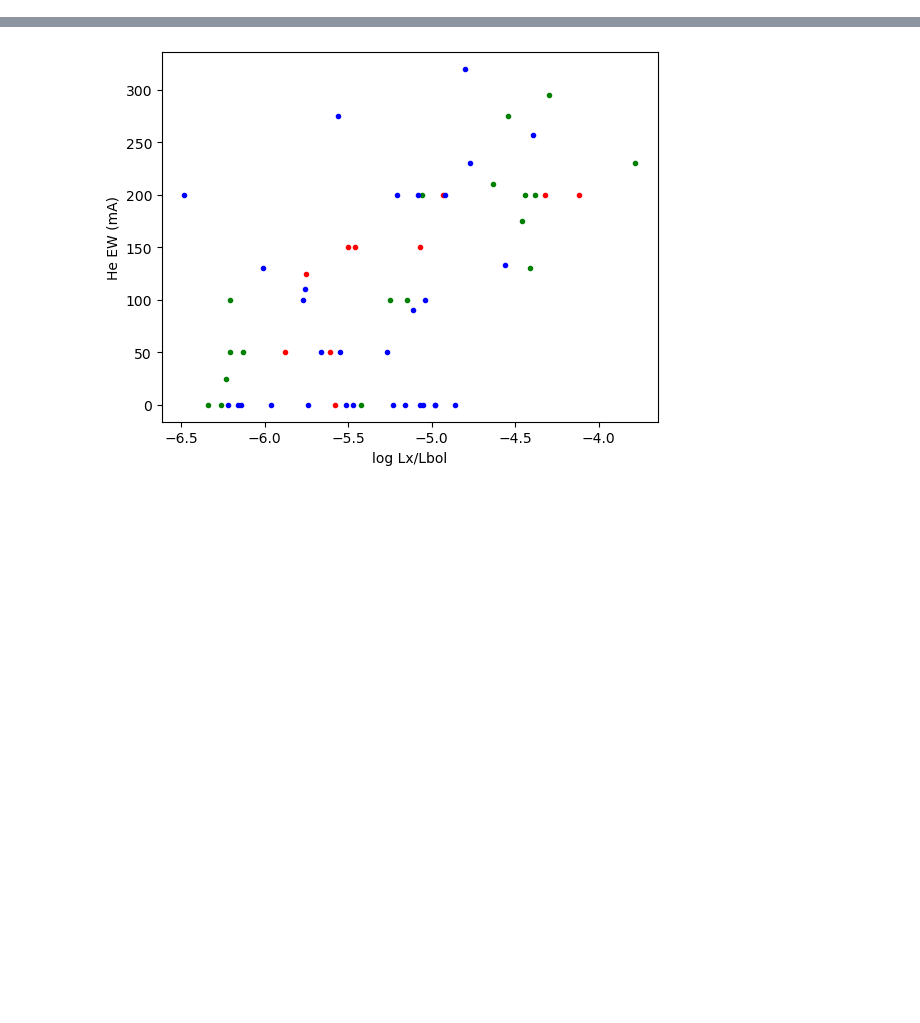
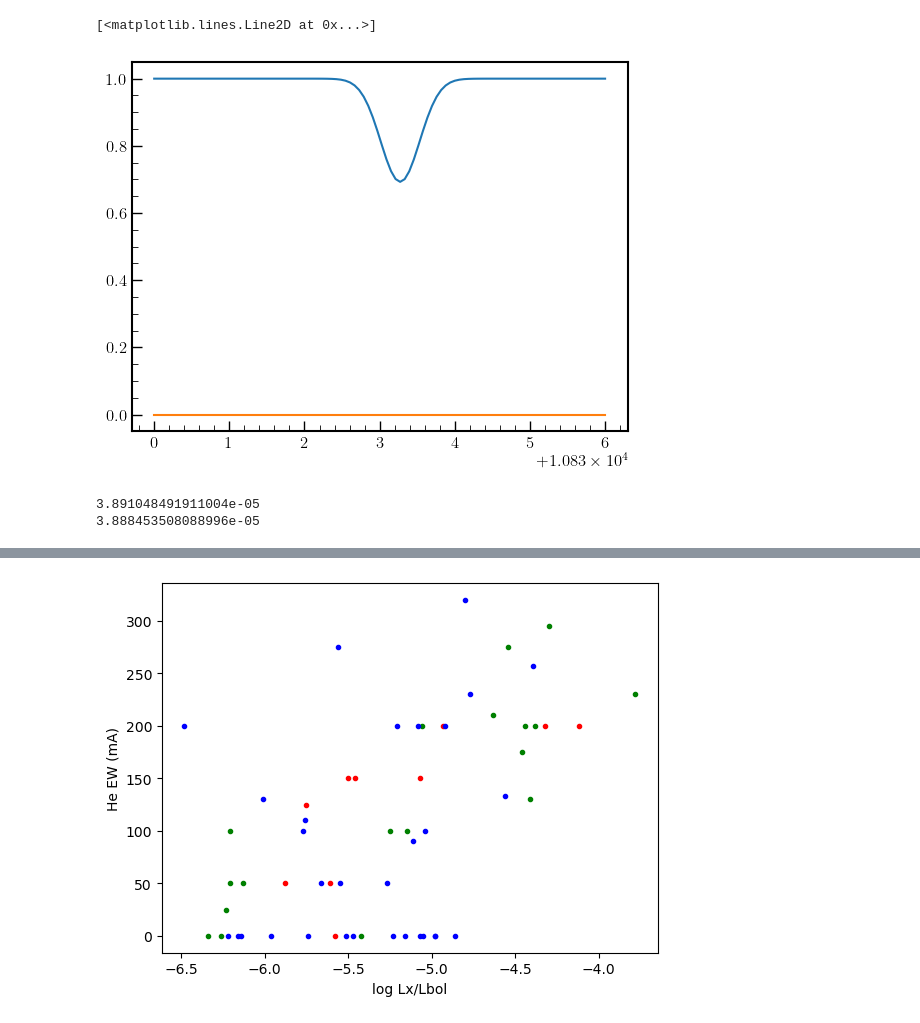
Before and after one commit to eschreyer/torus, a Jupyter notebook: Smith.ipynb, the cells around one changed output, grey strips where cells are left out. Drawn from its saved outputs; the diff is of its cells as text; code cells hidden in the pictures; blank space fills up the shorter version.

```diff
--- a/Smith.ipynb
+++ b/Smith.ipynb
@@ -18,0 +45,36 @@ smith_data = pd.read_excel('he_ew_smith_table1.xlsx', usecols = [0, 1, 2, 4, 6],
+# %%
+#basic helium profiles of star
+
+#central wavelength
+wav1, wav2 = 0.00010833217, 0.00010833307
+f1, f2 = 0.17974, 0.29958
+wavc = (f1*wav1 + f2*wav2) / (f1 + f2)
+
+#standard deviation of gaussian
+def line_width(T):
+    lw = np.sqrt(const.kb * T / 4 / const.mp / const.c**2) * wavc
+    return lw
+
+#gaussian profile
+def profile(wav, EW, T):
+    amplitude = EW / np.sqrt(2 * np.pi) / line_width(T)
+    return 1 - amplitude * np.exp(-(wav - wavc)**2 / (2 * line_width(T)**2))
+
+def voigt_profile(wav, EW, T, Gamma):
+    w, wc = const.c / wav, const.c / wavc
+    sigma = np.sqrt(const.kb * T / 4 / const.mp / const.c**2) * wc
+    gamma = Gamma / 4 * np.pi
+    return EW*sp_special.voigt_profile(w-wc, sigma, gamma)
+
+
+
+#doppler shift
+def dwav(wav0, v):
+    return -wav0*v/const.c
+# %%
+wavl = np.linspace(0.00010830, 0.00010836, 100)
+plt.plot(wavl*1e8, profile(wavl, 200*1e-11, 2.5*10**4))
+plt.plot(wavl*1e8, voigt_profile(wavl, 200*1e-11, 2.5*10**4, 1.021e7))
+# %% [output]
+[<matplotlib.lines.Line2D at 0x...>]
+[figure, added]
@@ -18,0 +245,10 @@ smith_data = pd.read_excel('he_ew_smith_table1.xlsx', usecols = [0, 1, 2, 4, 6],
+# %%
+w3 = 3.889751e-05
+w3up = w3 + dwav(w3, 1e7)
+w3d = w3 - dwav(w3, 1e7)
+
+print(w3d)
+print(w3up)
+# %% [output]
+3.891048491911004e-05
+3.888453508088996e-05
```
Also changed, not shown: parts of 26 cells of this notebook, 10 other files.
